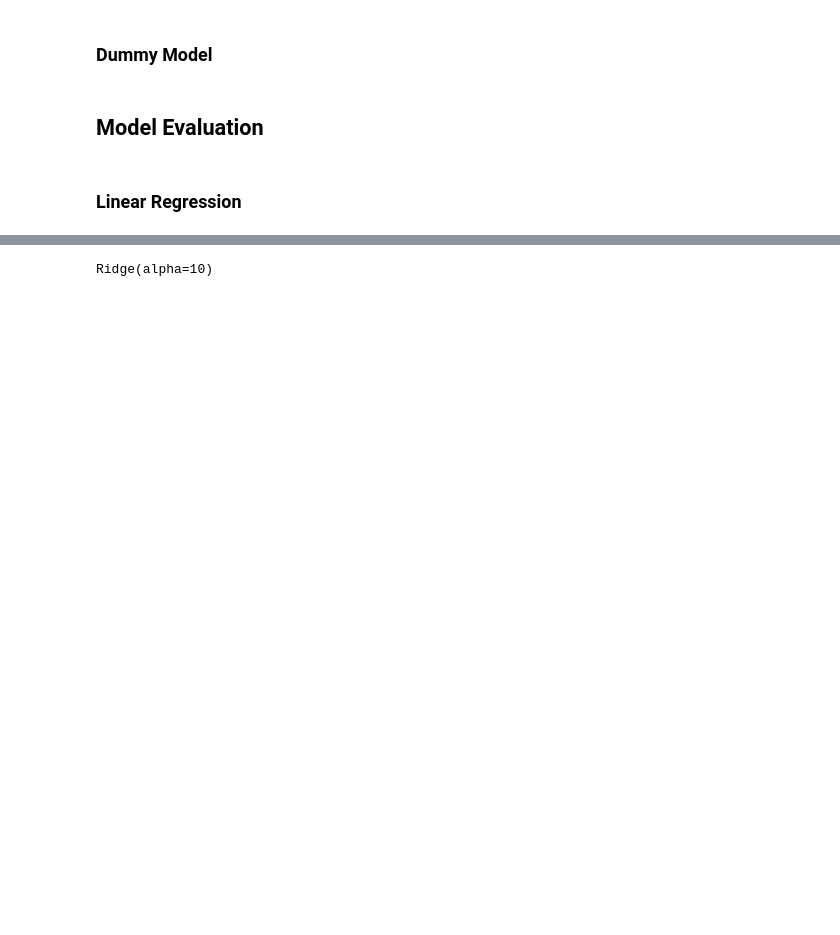
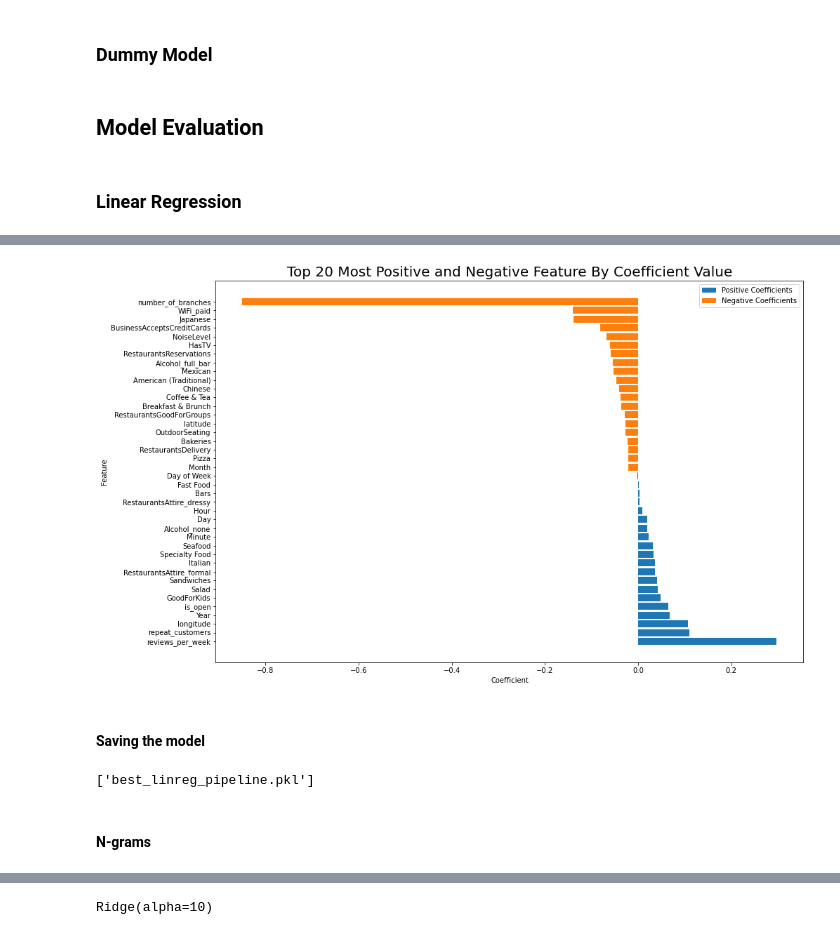
Before and after one commit to allistaircota/rate_my_restaurant, a Jupyter notebook: notebooks/NB3-Model_Setup_and_Evaluation.ipynb, the cells around one changed output, grey strips where cells are left out. Cells and saved outputs as stored; diff of their text form; code cells hidden in the pictures; blank space fills up the shorter version.

```diff
--- a/notebooks/NB3-Model_Setup_and_Evaluation.ipynb
+++ b/notebooks/NB3-Model_Setup_and_Evaluation.ipynb
@@ -739,18 +856,18 @@ param_grid = [
                 {
                     'model': [Ridge()],
                     'col_trans': vectorizer_list,
-                    'model__alpha': [1, 10, 100]
+                    'model__alpha': [1, 5, 10]
                 },
                 {
                     'model': [Lasso()],
                     'col_trans': vectorizer_list,
-                    'model__alpha': [0.0001, 0.0005, 0.0001]
+                    'model__alpha': [0.00001, 0.0001, 0.001]
                 }]
 
 
 linreg_grid_search = GridSearchCV(linreg_pipeline, param_grid, cv=5,
                            scoring=scorer, refit='custom_mae_scorer',
-                           verbose=4)
+                           verbose=4, n_jobs=-2)
 # %%
 %%time
 linreg_grid_search.fit(X_train, y_train)
@@ -1616,5 +928,0 @@ R^2 on test set 0.59
-# %%
-%%time
-
-best_lin_reg_pipeline = grid_search.best_estimator_
-best_lin_reg_pipeline.fit(X_train, y_train)
@@ -1647,0 +1091,6 @@ R^2 on train set 0.73
+# %%
+# Save the best pipeline to a variable
+#best_linreg_pipeline = linreg_grid_search.best_estimator_
+#
+best_linreg_pipeline = joblib.load('best_linreg_pipeline.pkl')
+best_linreg_pipeline
@@ -1647,0 +1189,3 @@ R^2 on train set 0.73
+# %%
+remaining_coef_df = coef_df[coef_df['feature'].str.contains('numeric__')]
+remaining_coef_df.head()
@@ -1647,0 +1199,22 @@ R^2 on train set 0.73
+# %%
+plt.figure(figsize=(15,10))
+plt.title('Top 20 Most Positive and Negative Feature By Coefficient Value', fontsize=20)
+plt.xlabel('Coefficient')
+plt.ylabel('Feature')
+plt.barh(remaining_coef_df['feature'].str.replace('numeric__', '').head(20),
+         remaining_coef_df.head(20)["coefficient"], label='Positive Coefficients')
+plt.barh(remaining_coef_df['feature'].str.replace('numeric__', '').tail(20),
+         remaining_coef_df.tail(20)["coefficient"], label='Negative Coefficients')
+plt.legend()
+
+plt.show()
+# %% [output]
+[figure, added]
+# %% [markdown]
+#### Saving the model
+# %%
+joblib.dump(best_linreg_pipeline, 'best_linreg_pipeline.pkl')
+# %% [output]
+['best_linreg_pipeline.pkl']
+# %% [markdown]
+#### N-grams
```
Also changed, not shown: parts of 226 cells of this notebook, 2 other files.
